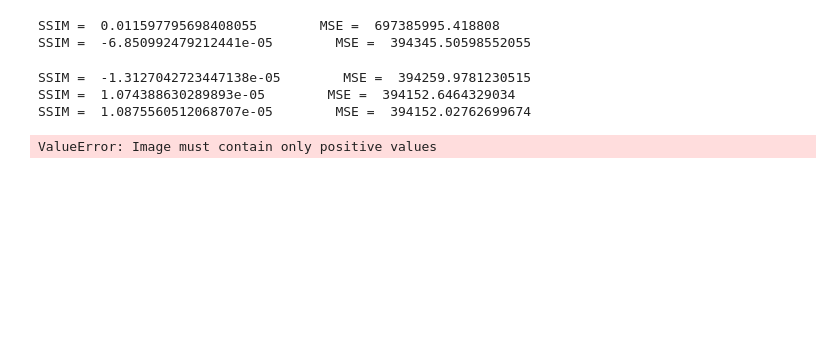
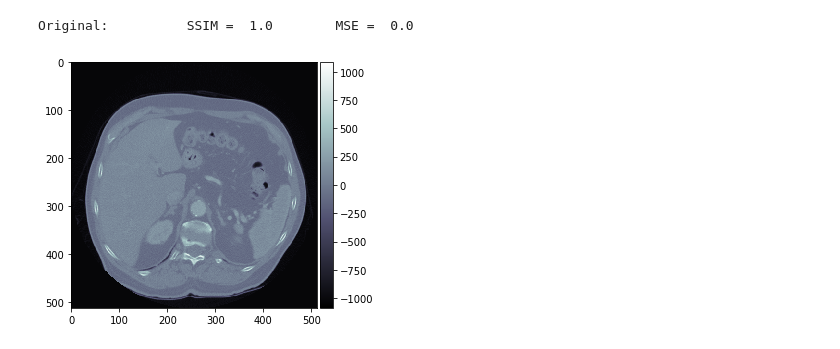
Before and after one commit to amenegotto/pyLiver, a Jupyter notebook: notebook/Filter Evaluation.ipynb, the cells around one changed output. Cells and saved outputs as stored; diff of their text form; code cells hidden in the pictures; blank space fills up the shorter version.

Commit message:
Image Evaluation

```diff
--- a/notebook/Filter Evaluation.ipynb
+++ b/notebook/Filter Evaluation.ipynb
@@ -17,87 +17,42 @@ import scipy.misc
 import numpy as np
 from skimage.measure import compare_ssim as ssim
 from skimage.measure import compare_mse as mse
+from skimage import io, filters
 
 %matplotlib inline
 
-def compare_images(original, processed):
+def compare_images(title, original, processed):
     mse_noise = mse(original, processed)
     ssim_noise = ssim(original, processed, data_range=processed.max() - processed.min())
-    print("SSIM = ", ssim_noise, "       MSE = ", mse_noise)
+    print(title, "        SSIM = ", ssim_noise, "       MSE = ", mse_noise)
 
 # Any results you write to the current directory are saved as output.
 lung = pydicom.read_file('c:/temp/000074.dcm')
 
 # convert to HounsField Scale
 image = np.stack(lung.pixel_array)
 
 # Convert to int16 (from sometimes int16),
 # should be possible as values should always be low enough (<32k)
 image = image.astype(np.int16)
 
 # Set outside-of-scan pixels to 1
 # The intercept is usually -1024, so air is approximately 0
 image[image == -2000] = 0
-#image[(image<-500)|(image>500)] = 0
 
 intercept = lung.RescaleIntercept
 slope = lung.RescaleSlope
 
 if slope != 1:
 	image = slope * image.astype(np.float64)
 	image = image.astype(np.int16)
 
 image += np.int16(intercept)
 
 imgs = np.array(image, dtype=np.float64)
 
-#plt.imshow(imgs, cmap=plt.cm.bone)
-#plt.figure()
-#plt.hist(imgs, bins=20)
-#plt.show()
-
-##############################################################################################################
-from skimage import exposure
-
-p2, p98 = np.percentile(image, (2, 98))
-img_rescale = exposure.rescale_intensity(image, in_range=(p2, p98))
-
-compare_images(imgs, img_rescale)
-
-##############################################################################################################
-
-# Histogram Equalization
-img_eq = exposure.equalize_hist(image)
-compare_images(imgs, img_eq)
-
-##############################################################################################################
-
-# Adaptive Equalization
-img_adapteq = exposure.equalize_adapthist(image, clip_limit=0.15)
-compare_images(imgs, img_adapteq)
-
-###############################################################################################################
-
-#Denoise Chambolle
-from skimage.restoration import (denoise_tv_chambolle, denoise_bilateral,
-                                 denoise_wavelet, estimate_sigma)
-
-img_chamboelle = denoise_tv_chambolle(image, weight=0.1, multichannel=False)
-compare_images(imgs, img_chamboelle)
-
-################################################################################################################
-
-#Denoise Wavelet
-img_wavelet = denoise_wavelet(image, multichannel=True)
-compare_images(imgs, img_wavelet)
-
-# Bilateral Denoise
-img_bilateral = denoise_bilateral(image, sigma_color=0.1, sigma_spatial=15, multichannel=False)
-compare_images(imgs, img_bilateral)
+io.imshow(imgs, cmap=plt.cm.bone)
+compare_images("Original: ", imgs, imgs)
 # %% [output]
-SSIM =  0.011597795698408055        MSE =  697385995.418808
-SSIM =  -6.850992479212441e-05        MSE =  394345.50598552055
+Original:          SSIM =  1.0        MSE =  0.0
-SSIM =  -1.3127042723447138e-05        MSE =  394259.9781230515
-SSIM =  1.074388630289893e-05        MSE =  394152.6464329034
-SSIM =  1.0875560512068707e-05        MSE =  394152.02762699674
-ValueError: Image must contain only positive values
+[figure, added]
```
Also changed, not shown: parts of 13 cells of this notebook, 1 other file.
